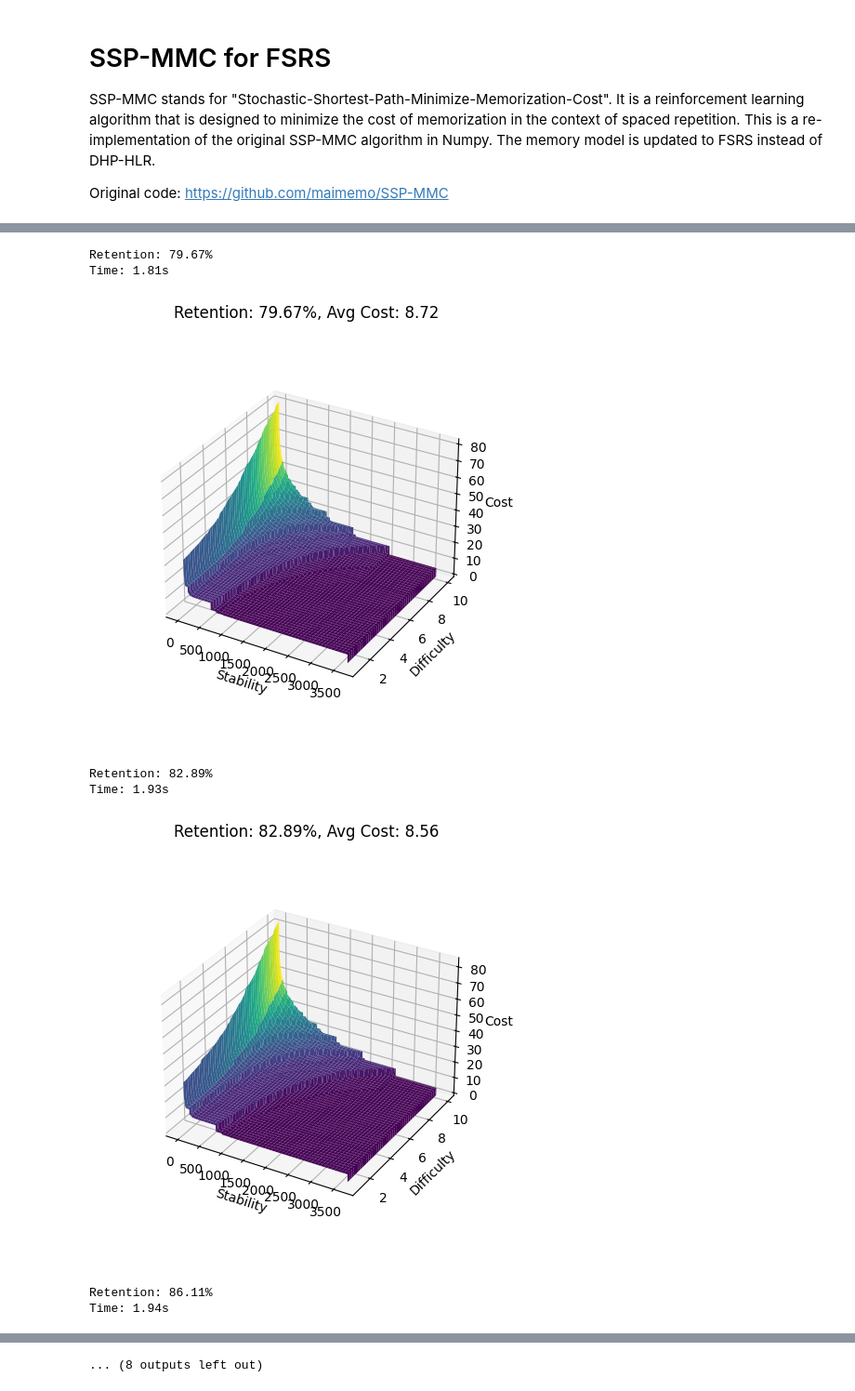
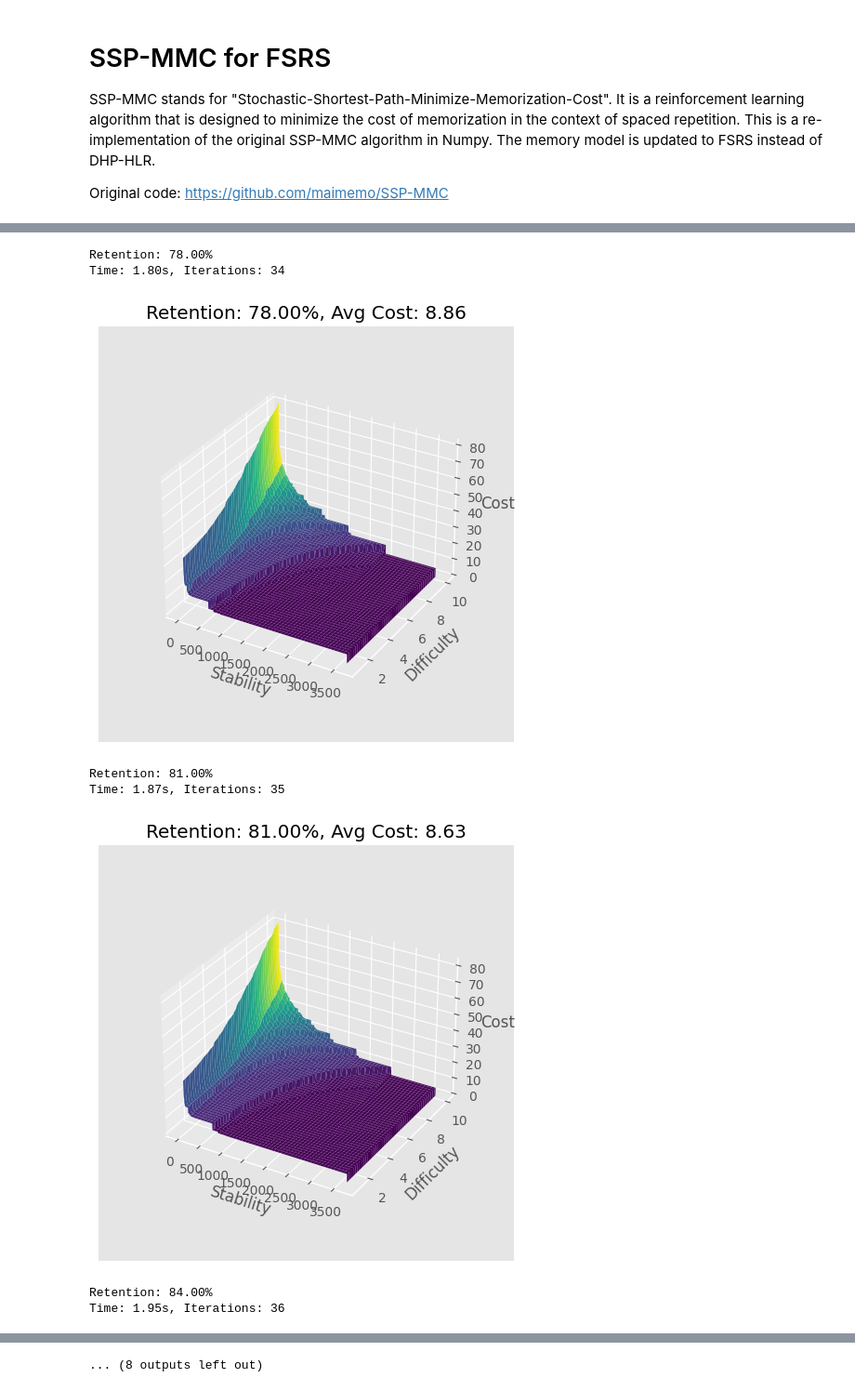
Before and after one commit to open-spaced-repetition/SSP-MMC-FSRS, a Jupyter notebook: notebook.ipynb, the cells around one changed output, grey strips where cells are left out. Shown at 93% size. Saved outputs shown, nothing was run; the diff lists cells and outputs as text; code cells hidden in the pictures.

```diff
--- a/notebook.ipynb
+++ b/notebook.ipynb
@@ -8,6 +8,8 @@ Original code: https://github.com/maimemo/SSP-MMC
 import time
 import numpy as np
 import matplotlib.pyplot as plt
+
+plt.style.use('ggplot')
 
 s_size = 10000
 s_min = 0.01
@@ -18,8 +20,8 @@ d_min = 1
 d_max = 10
 
 r_size = 30
-r_min = 0.7
-r_max = 0.99
+r_min = 0.69
+r_max = 0.96
 
 s_state = np.linspace(s_min, s_max, s_size)
 d_state = np.linspace(d_min, d_max, d_size)
@@ -181,7 +183,9 @@ plt.show()
 success_cost = 3
 failure_cost = 9
 
-for r in np.linspace(0.7, 0.99, 10):
+costs = []
+
+for r in np.linspace(0.69, 0.96, 10):
     start = time.time()
     print(f"Retention: {r * 100:.2f}%")
     cost_matrix = np.zeros((d_size, s_size))
@@ -222,8 +226,9 @@ for r in np.linspace(0.7, 0.99, 10):
         cost_matrix = optimal_cost
         i += 1
     end = time.time()
-    print(f"Time: {end - start:.2f}s")
+    print(f"Time: {end - start:.2f}s, Iterations: {i}")
     avg_cost = cost_matrix.mean()
+    costs.append(avg_cost)
     fig = plt.figure(figsize=(5, 5))
     ax = fig.add_subplot(111, projection="3d")
     ax.plot_surface(s_state_mesh, d_state_mesh, cost_matrix, cmap="viridis")
@@ -247,8 +252,8 @@ Time: 1.76s
-Retention: 79.67%
-Time: 1.81s
+Retention: 78.00%
+Time: 1.80s, Iterations: 34
-[figure, old version]
+[figure, new version]
-Retention: 82.89%
-Time: 1.93s
+Retention: 81.00%
+Time: 1.87s, Iterations: 35
-[figure, old version]
+[figure, new version]
-Retention: 86.11%
-Time: 1.94s
+Retention: 84.00%
+Time: 1.95s, Iterations: 36
```
Also changed, not shown: parts of 4 cells of this notebook.
